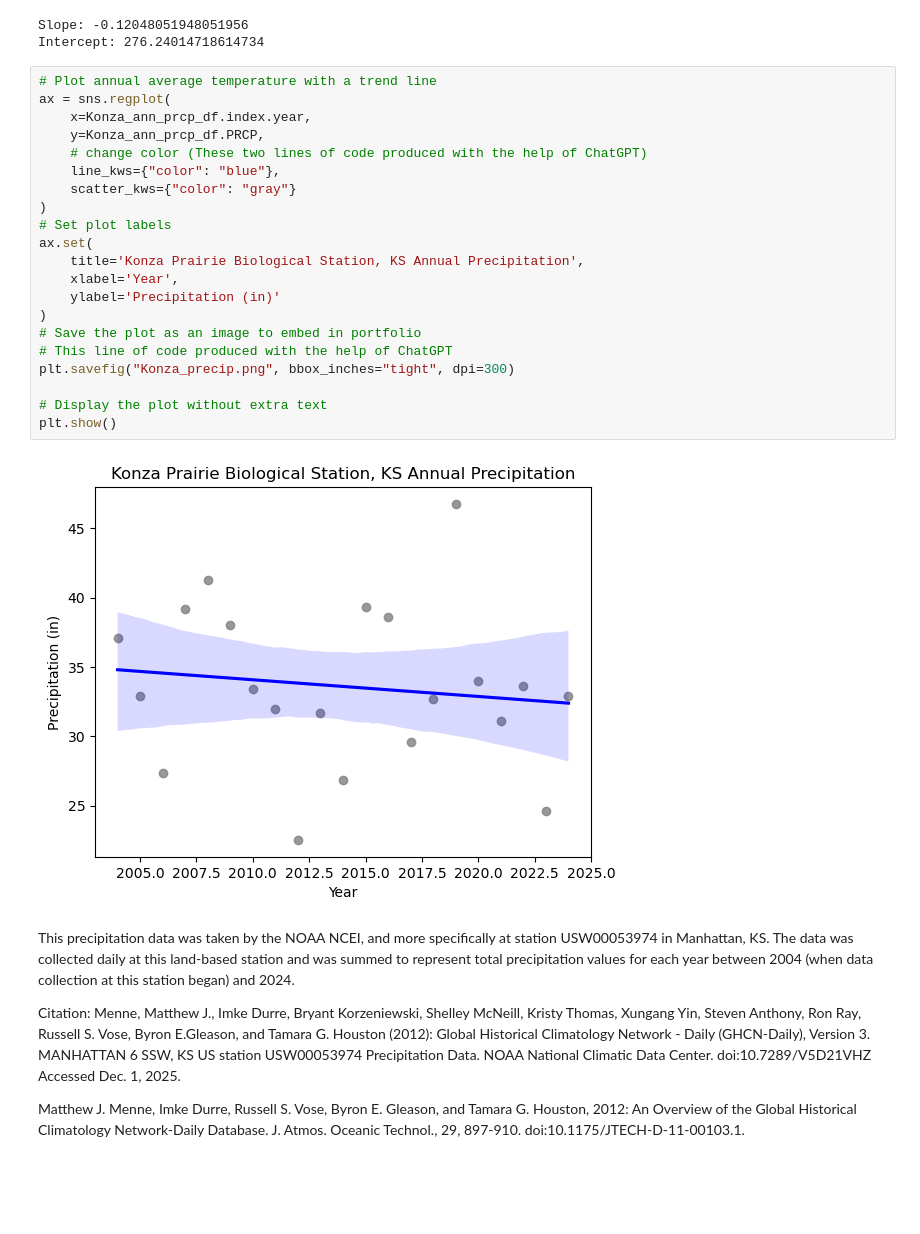
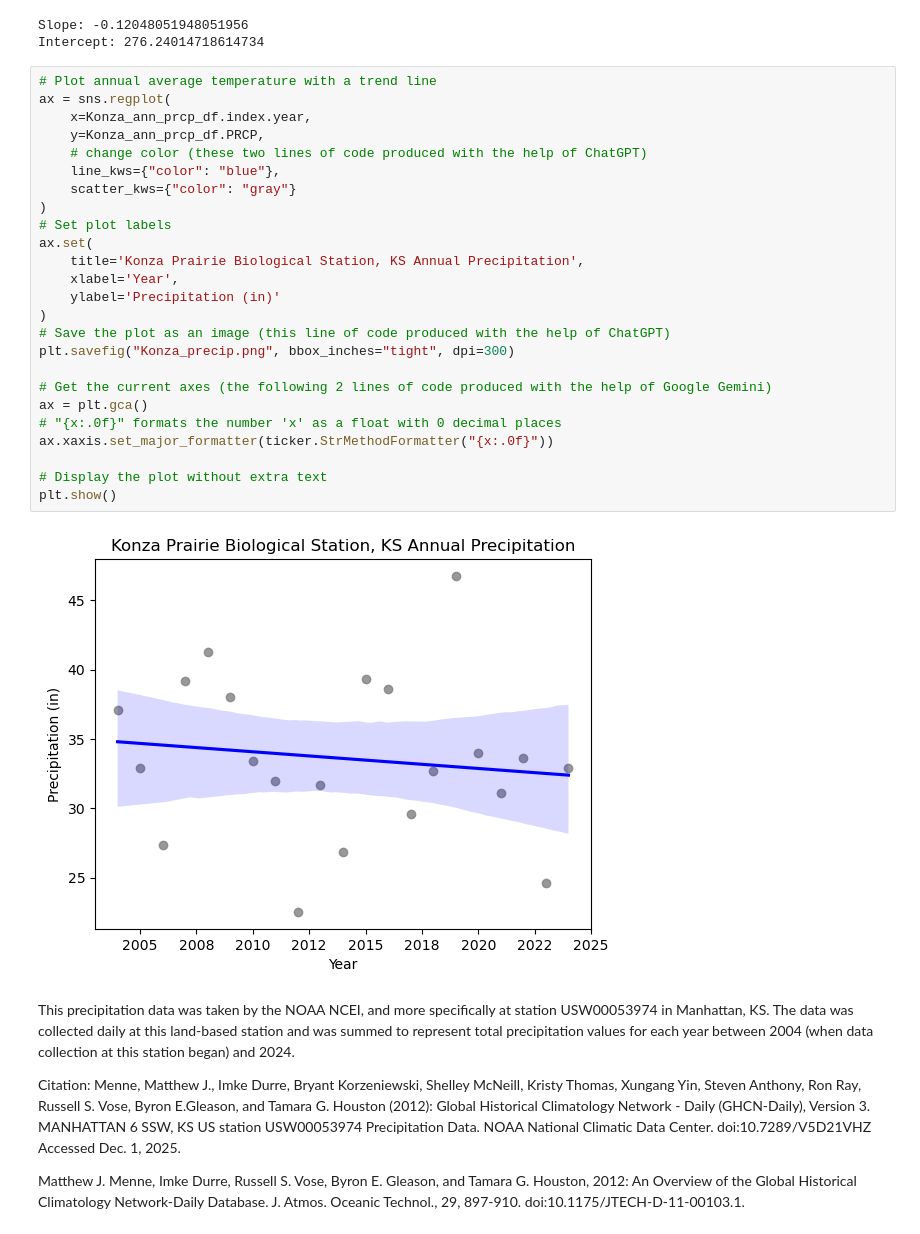
Before and after one commit to earthlab-education/04-vegetation-bwhoa2299, a Jupyter notebook: notebooks/Konza-climate.ipynb, the cells around one changed output. Saved outputs shown, nothing was run; the diff lists cells and outputs as text; blank space fills up the shorter version.

Commit message:
More writeup and fixed plots

```diff
--- a/notebooks/Konza-climate.ipynb
+++ b/notebooks/Konza-climate.ipynb
@@ -120,26 +121,30 @@ Intercept: 276.24014718614734
 # %%
 # Plot annual average temperature with a trend line
 ax = sns.regplot(
     x=Konza_ann_prcp_df.index.year,
     y=Konza_ann_prcp_df.PRCP,
-    # change color (These two lines of code produced with the help of ChatGPT)
+    # change color (these two lines of code produced with the help of ChatGPT)
     line_kws={"color": "blue"},
     scatter_kws={"color": "gray"}
 )
 # Set plot labels
 ax.set(
     title='Konza Prairie Biological Station, KS Annual Precipitation',
     xlabel='Year',
     ylabel='Precipitation (in)'
 )
-# Save the plot as an image to embed in portfolio
-# This line of code produced with the help of ChatGPT
+# Save the plot as an image (this line of code produced with the help of ChatGPT)
 plt.savefig("Konza_precip.png", bbox_inches="tight", dpi=300)
+
+# Get the current axes (the following 2 lines of code produced with the help of Google Gemini)
+ax = plt.gca()
+# "{x:.0f}" formats the number 'x' as a float with 0 decimal places
+ax.xaxis.set_major_formatter(ticker.StrMethodFormatter("{x:.0f}"))
 
 # Display the plot without extra text
 plt.show()
 # %% [output]
-[figure, old version]
+[figure, new version]
 # %% [markdown]
 This precipitation data was taken by the NOAA NCEI, and more specifically at station USW00053974 in Manhattan, KS. The data was collected daily at this land-based station and was summed to represent total precipitation values for each year between 2004 (when data collection at this station began) and 2024.
 
```
Also changed, not shown: parts of 1 cell of this notebook, 2 other files.
